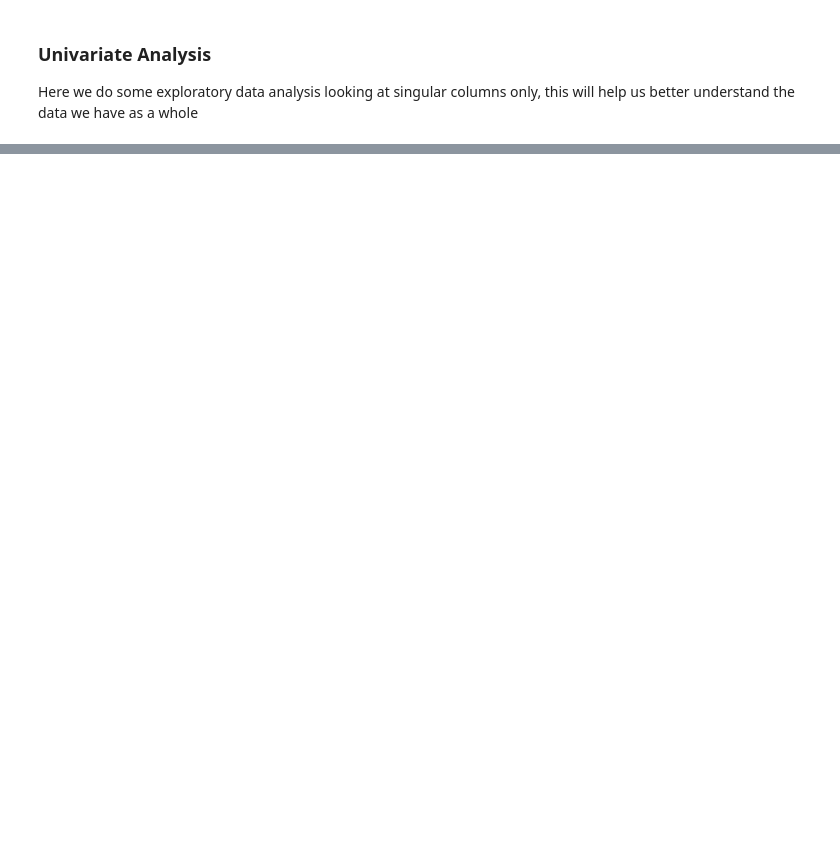
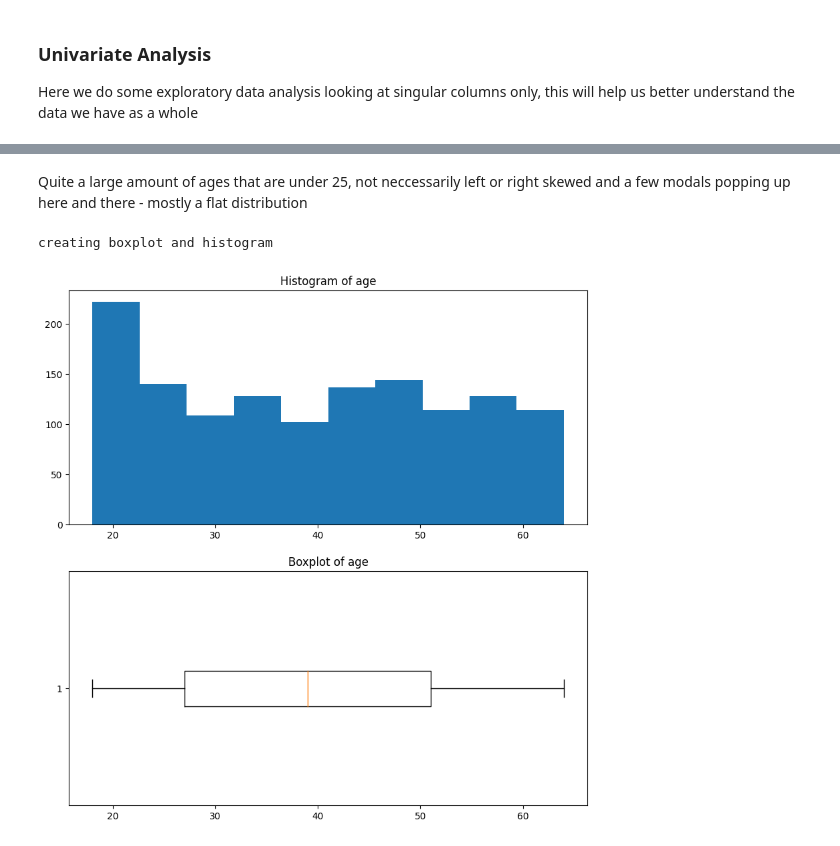
Before and after one commit to AF-datascience/insurance_charges_predictor, a Jupyter notebook: Insurance Predictor Project.ipynb, the cells around one changed output, grey strips where cells are left out. Cells and saved outputs as stored; diff of their text form; code cells hidden in the pictures; blank space fills up the shorter version.

```diff
--- a/Insurance Predictor Project.ipynb
+++ b/Insurance Predictor Project.ipynb
@@ -100,0 +137,7 @@ sns.boxplot(df, x = "sex", y = "charges")
+# %% [markdown]
+Quite a large amount of ages that are under 25, not neccessarily left or right skewed and a few modals popping up here and there - mostly a flat distribution
+# %%
+plot_hist_boxplot(df, 'age')
+# %% [output]
+creating boxplot and histogram
+[figure, added]
```
Also changed, not shown: parts of 46 cells of this notebook.
